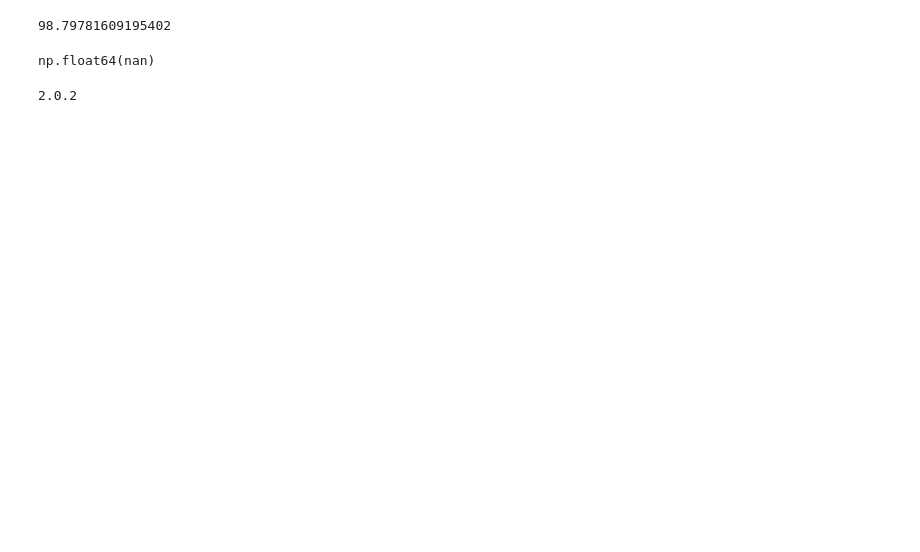
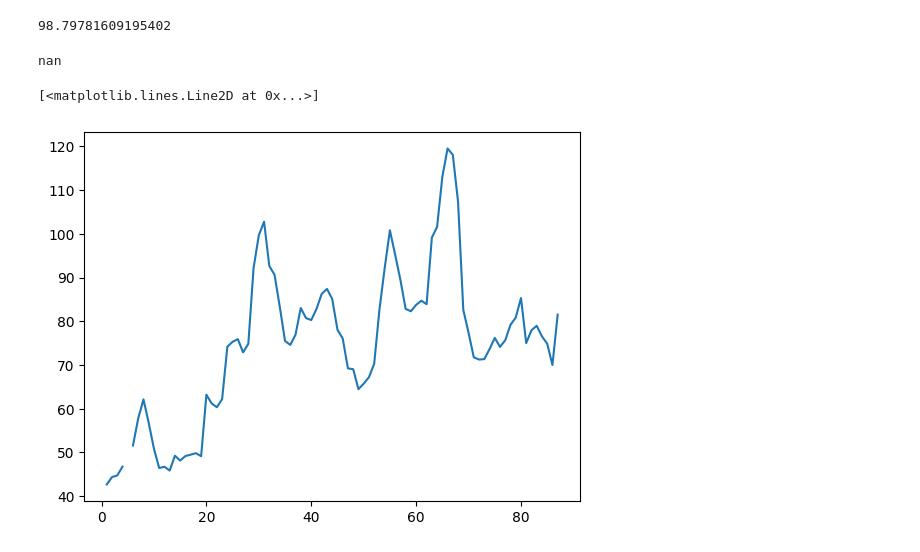
Before and after one commit to DanielRaiicHu/numPy, a Jupyter notebook: numPy.ipynb, the cells around one changed output. Saved outputs shown, nothing was run; the diff lists cells and outputs as text; code cells hidden in the pictures; blank space fills up the shorter version.

```diff
--- a/numPy.ipynb
+++ b/numPy.ipynb
@@ -389,10 +417,11 @@ float(np.mean(Moscu)) # lo mismo anterior, pero para que no aparezcan datos de m
 # %% [output]
 98.79781609195402
-# %%
-np.mean(Kaliningrado)
-# %% [output]
-np.float64(nan)
-# %%
-print(np.__version__)
-# %% [output]
-2.0.2
+# %%
+np.mean(Kaliningrado) # en este caso no se puede ejecutar, porque hay un valor NaN
+# %% [output]
+nan
+# %%
+plt.plot(fechas,Kaliningrado) # ahí nos damos cuenta gráficamente que hay un NaN (no se encuentra)
+# %% [output]
+[<matplotlib.lines.Line2D at 0x...>]
+[figure, added]
```
Also changed, not shown: parts of 13 cells of this notebook.
